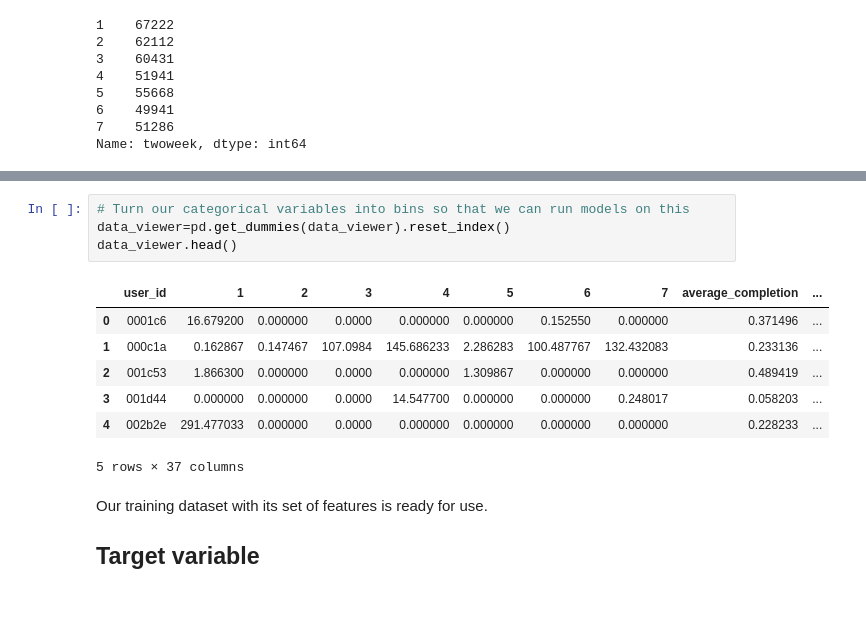
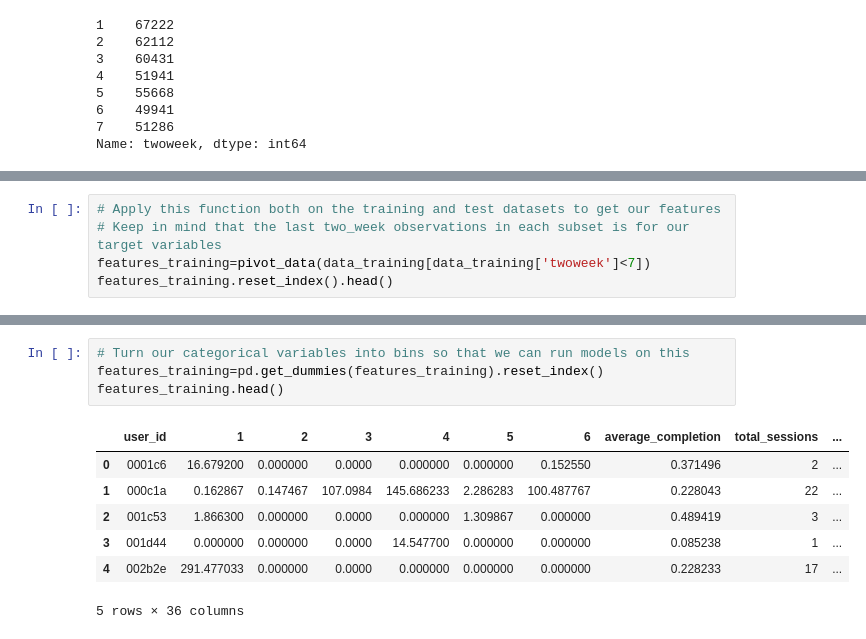
Before and after one commit to bbc/datalab-ml-training, a Jupyter notebook: iPlayerForecast_course2.ipynb, the cells around one changed output, grey strips where cells are left out. Saved outputs shown, nothing was run; the diff lists cells and outputs as text; blank space fills up the shorter version.

```diff
--- a/iPlayerForecast_course2.ipynb
+++ b/iPlayerForecast_course2.ipynb
@@ -145,0 +156,5 @@ data_viewer.reset_index().head()
+# %%
+# Apply this function both on the training and test datasets to get our features
+# Keep in mind that the last two_week observations in each subset is for our target variables
+features_training=pivot_data(data_training[data_training['twoweek']<7])
+features_training.reset_index().head()
@@ -164,16 +199,12 @@ Most models take only in input quantitative variables. We then need to __dummify
 # %%
 # Turn our categorical variables into bins so that we can run models on this
-data_viewer=pd.get_dummies(data_viewer).reset_index()
-data_viewer.head()
+features_training=pd.get_dummies(features_training).reset_index()
+features_training.head()
 # %% [output]
-|  | user_id | 1 | 2 | 3 | 4 | 5 | 6 | 7 | average_completion | ... |
-| 0 | 0001c6 | 16.679200 | 0.000000 | 0.0000 | 0.000000 | 0.000000 | 0.152550 | 0.000000 | 0.371496 | ... |
-| 1 | 000c1a | 0.162867 | 0.147467 | 107.0984 | 145.686233 | 2.286283 | 100.487767 | 132.432083 | 0.233136 | ... |
-| 2 | 001c53 | 1.866300 | 0.000000 | 0.0000 | 0.000000 | 1.309867 | 0.000000 | 0.000000 | 0.489419 | ... |
-| 3 | 001d44 | 0.000000 | 0.000000 | 0.0000 | 14.547700 | 0.000000 | 0.000000 | 0.248017 | 0.058203 | ... |
-| 4 | 002b2e | 291.477033 | 0.000000 | 0.0000 | 0.000000 | 0.000000 | 0.000000 | 0.000000 | 0.228233 | ... |
+|  | user_id | 1 | 2 | 3 | 4 | 5 | 6 | average_completion | total_sessions | ... |
+| 0 | 0001c6 | 16.679200 | 0.000000 | 0.0000 | 0.000000 | 0.000000 | 0.152550 | 0.371496 | 2 | ... |
+| 1 | 000c1a | 0.162867 | 0.147467 | 107.0984 | 145.686233 | 2.286283 | 100.487767 | 0.228043 | 22 | ... |
+| 2 | 001c53 | 1.866300 | 0.000000 | 0.0000 | 0.000000 | 1.309867 | 0.000000 | 0.489419 | 3 | ... |
+| 3 | 001d44 | 0.000000 | 0.000000 | 0.0000 | 14.547700 | 0.000000 | 0.000000 | 0.085238 | 1 | ... |
+| 4 | 002b2e | 291.477033 | 0.000000 | 0.0000 | 0.000000 | 0.000000 | 0.000000 | 0.228233 | 17 | ... |
-5 rows × 37 columns
+5 rows × 36 columns
-# %% [markdown]
-Our training dataset with its set of features is ready for use.
-
-## Target variable
```
Also changed, not shown: parts of 33 cells of this notebook.
